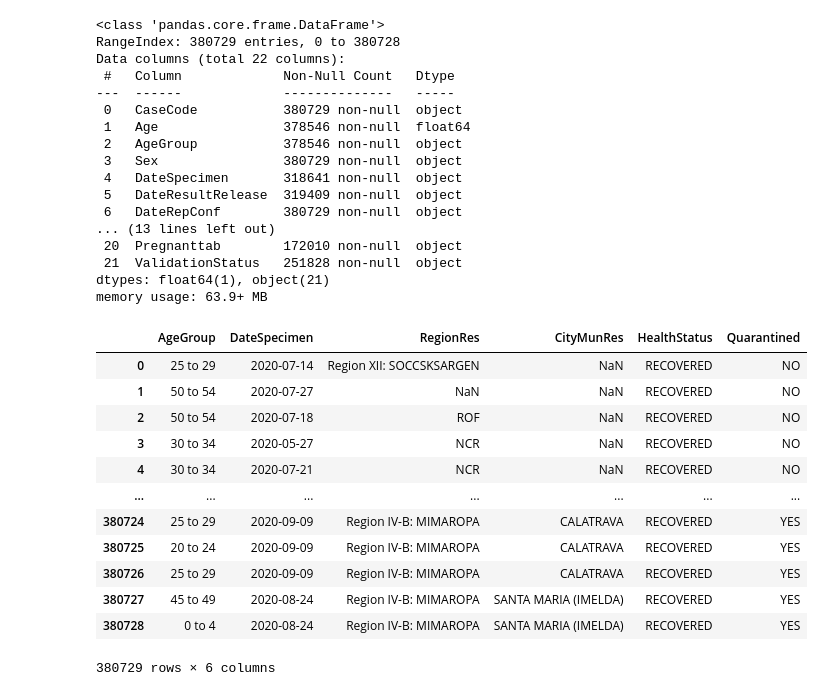
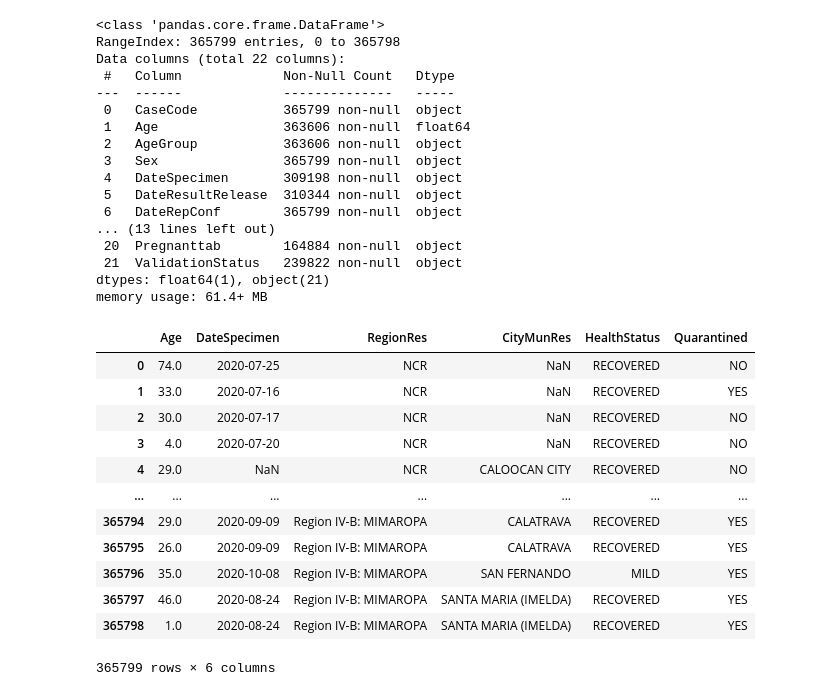
Before and after one commit to rjPajaro/COVID-Mining, a Jupyter notebook: Data-Mining-Project.ipynb, the cells around one changed output. Drawn from its saved outputs; the diff is of its cells as text; code cells hidden in the pictures.

```diff
--- a/Data-Mining-Project.ipynb
+++ b/Data-Mining-Project.ipynb
@@ -13,5 +12,5 @@ import scikitplot as skplt
 # %%
-data = pd.read_csv(r'DOH COVID Data Drop_ 20201031 - 04 Case Information.csv')
+data = pd.read_csv(r'DOH COVID Data Drop_ 20201023 - 04 Case Information.csv')
 data
 # %% [output]
 |  | CaseCode | Age | AgeGroup | Sex | DateSpecimen | DateResultRelease | DateRepConf | DateDied | ... |
@@ -43,44 +35,44 @@ data.describe()
 data.info()
 # %% [output]
 <class 'pandas.core.frame.DataFrame'>
-RangeIndex: 380729 entries, 0 to 380728
+RangeIndex: 365799 entries, 0 to 365798
 Data columns (total 22 columns):
  #   Column             Non-Null Count   Dtype
 ---  ------             --------------   -----
- 0   CaseCode           380729 non-null  object
- 1   Age                378546 non-null  float64
- 2   AgeGroup           378546 non-null  object
- 3   Sex                380729 non-null  object
- 4   DateSpecimen       318641 non-null  object
- 5   DateResultRelease  319409 non-null  object
- 6   DateRepConf        380729 non-null  object
+ 0   CaseCode           365799 non-null  object
+ 1   Age                363606 non-null  float64
+ 2   AgeGroup           363606 non-null  object
+ 3   Sex                365799 non-null  object
+ 4   DateSpecimen       309198 non-null  object
+ 5   DateResultRelease  310344 non-null  object
+ 6   DateRepConf        365799 non-null  object
 ... (13 lines left out)
- 20  Pregnanttab        172010 non-null  object
- 21  ValidationStatus   251828 non-null  object
+ 20  Pregnanttab        164884 non-null  object
+ 21  ValidationStatus   239822 non-null  object
 dtypes: float64(1), object(21)
-memory usage: 63.9+ MB
+memory usage: 61.4+ MB
 # %%
-df = data.drop(data.loc[:, 'CaseCode':'Age'].columns, axis=1)
-df = df.drop('Sex', axis=1)
+df = data.drop('CaseCode', axis=1)
+df = df.drop(df.loc[:,'AgeGroup':'Sex'].columns, axis=1)
 df = df.drop(df.loc[:, 'DateResultRelease':'Admitted'].columns, axis=1)
 df = df.drop('ProvRes', axis=1)
 df = df.drop(df.loc[:, 'CityMuniPSGC':'BarangayPSGC'].columns, axis=1)
 df = df.drop(df.loc[:, 'DateOnset':'ValidationStatus'].columns, axis=1)
 df
 # %% [output]
-|  | AgeGroup | DateSpecimen | RegionRes | CityMunRes | HealthStatus | Quarantined |
-| 0 | 25 to 29 | 2020-07-14 | Region XII: SOCCSKSARGEN | NaN | RECOVERED | NO |
-| 1 | 50 to 54 | 2020-07-27 | NaN | NaN | RECOVERED | NO |
-| 2 | 50 to 54 | 2020-07-18 | ROF | NaN | RECOVERED | NO |
-| 3 | 30 to 34 | 2020-05-27 | NCR | NaN | RECOVERED | NO |
-| 4 | 30 to 34 | 2020-07-21 | NCR | NaN | RECOVERED | NO |
+|  | Age | DateSpecimen | RegionRes | CityMunRes | HealthStatus | Quarantined |
+| 0 | 74.0 | 2020-07-25 | NCR | NaN | RECOVERED | NO |
+| 1 | 33.0 | 2020-07-16 | NCR | NaN | RECOVERED | YES |
+| 2 | 30.0 | 2020-07-17 | NCR | NaN | RECOVERED | NO |
+| 3 | 4.0 | 2020-07-20 | NCR | NaN | RECOVERED | NO |
+| 4 | 29.0 | NaN | NCR | CALOOCAN CITY | RECOVERED | NO |
 | ... | ... | ... | ... | ... | ... | ... |
-| 380724 | 25 to 29 | 2020-09-09 | Region IV-B: MIMAROPA | CALATRAVA | RECOVERED | YES |
-| 380725 | 20 to 24 | 2020-09-09 | Region IV-B: MIMAROPA | CALATRAVA | RECOVERED | YES |
-| 380726 | 25 to 29 | 2020-09-09 | Region IV-B: MIMAROPA | CALATRAVA | RECOVERED | YES |
-| 380727 | 45 to 49 | 2020-08-24 | Region IV-B: MIMAROPA | SANTA MARIA (IMELDA) | RECOVERED | YES |
-| 380728 | 0 to 4 | 2020-08-24 | Region IV-B: MIMAROPA | SANTA MARIA (IMELDA) | RECOVERED | YES |
+| 365794 | 29.0 | 2020-09-09 | Region IV-B: MIMAROPA | CALATRAVA | RECOVERED | YES |
+| 365795 | 26.0 | 2020-09-09 | Region IV-B: MIMAROPA | CALATRAVA | RECOVERED | YES |
+| 365796 | 35.0 | 2020-10-08 | Region IV-B: MIMAROPA | SAN FERNANDO | MILD | YES |
+| 365797 | 46.0 | 2020-08-24 | Region IV-B: MIMAROPA | SANTA MARIA (IMELDA) | RECOVERED | YES |
+| 365798 | 1.0 | 2020-08-24 | Region IV-B: MIMAROPA | SANTA MARIA (IMELDA) | RECOVERED | YES |
-380729 rows × 6 columns
+365799 rows × 6 columns
 # %%
 titles = list(df.columns)
 titles
```
Also changed, not shown: parts of 30 cells of this notebook.
